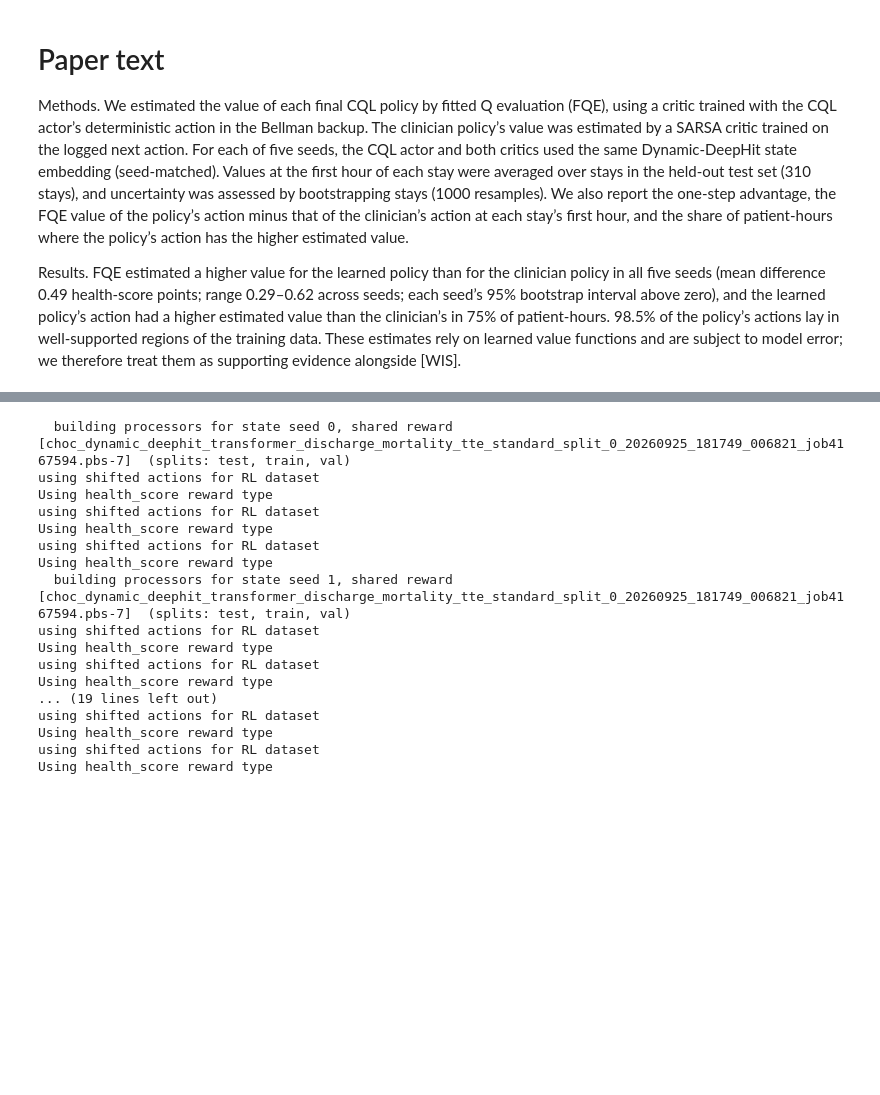
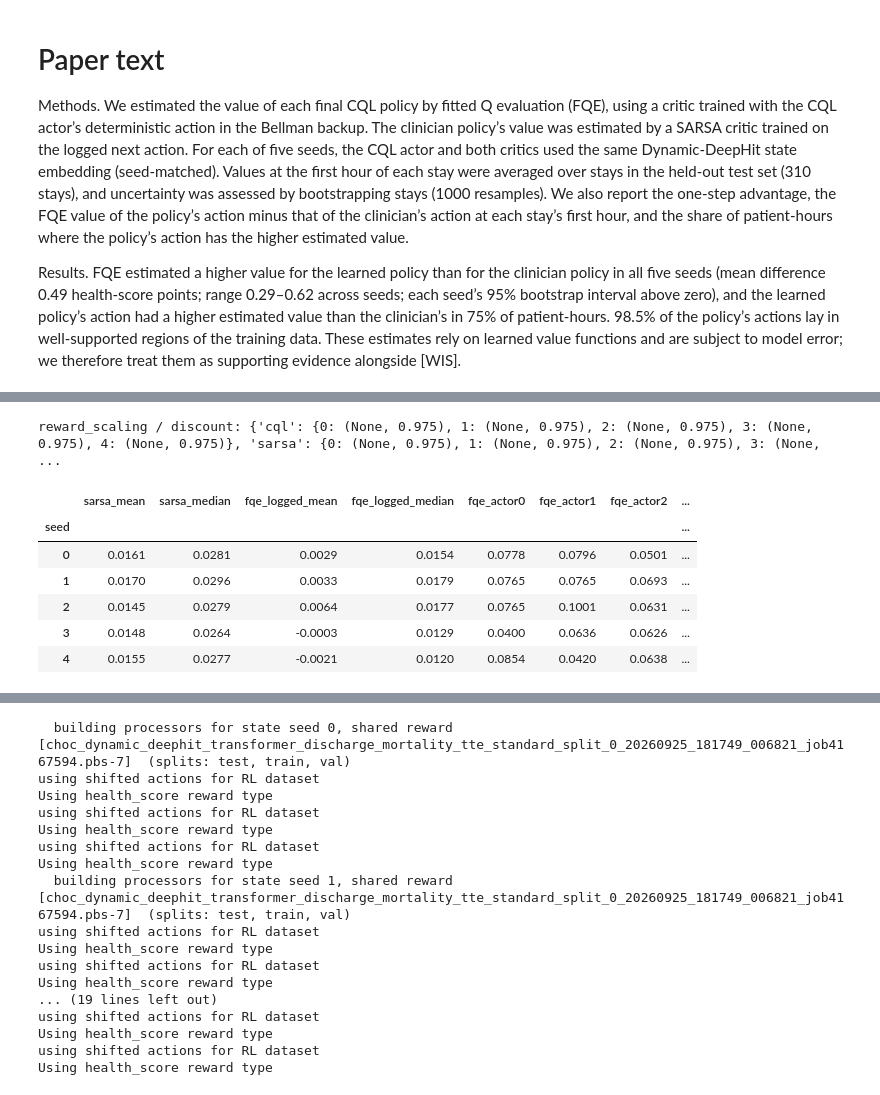
Before and after one commit to jakeormond/ai_clinician_pediatric_rl, a Jupyter notebook: src/rl/evaluate_fqe_final_seeds.ipynb, the cells around one changed output, grey strips where cells are left out. Drawn from its saved outputs; the diff is of its cells as text; code cells hidden in the pictures; blank space fills up the shorter version.

```diff
--- a/src/rl/evaluate_fqe_final_seeds.ipynb
+++ b/src/rl/evaluate_fqe_final_seeds.ipynb
@@ -180,0 +324,32 @@ Results. FQE estimated a higher value for the learned policy than for the clinic
+# %%
+def td_vec(critic, p, a2):
+    gamma = float(critic.record.get("discount"))
+    rs = float(critic.record.get("reward_scaling") or 1.0)
+    s, a, s2 = D.states(p), D.actions(p), D.next_states(p)
+    r, done, mort = D.rewards(p) * rs, D.dones(p), D.mortality(p)
+    not_done = 1.0 - (done & mort)                 # trainer: done = done * mortality
+    return r + gamma * not_done * critic.q(s2, a2) - critic.q(s, a)   # raw (unscaled) Q, as trained
+
+print("reward_scaling / discount:", {n: {k: (m.record.get("reward_scaling"), m.record.get("discount"))
+      for k, m in ms.items()} for n, ms in (("cql", cql_final), ("sarsa", sarsa_models[()]), ("fqe", fq))})
+
+rows = []
+for k in sorted(fq):
+    p = p_tr[k]; s2, a2_log = D.next_states(p), D.next_actions(p)
+    t_s = td_vec(sarsa_models[()][k], p, a2_log)
+    t_f = td_vec(fq[k], p, a2_log)
+    row = {"seed": k, "sarsa_mean": t_s.mean(), "sarsa_median": np.median(t_s),
+           "fqe_logged_mean": t_f.mean(), "fqe_logged_median": np.median(t_f)}
+    for j in sorted(cql_final):
+        row[f"fqe_actor{j}"] = td_vec(fq[k], p, fqe_ope.actor_actions(cql_final[j], s2)).mean()
+    rows.append(row)
+display(pd.DataFrame(rows).set_index("seed").round(4))
+# %% [output]
+reward_scaling / discount: {'cql': {0: (None, 0.975), 1: (None, 0.975), 2: (None, 0.975), 3: (None, 0.975), 4: (None, 0.975)}, 'sarsa': {0: (None, 0.975), 1: (None, 0.975), 2: (None, 0.975), 3: (None, ...
+|  | sarsa_mean | sarsa_median | fqe_logged_mean | fqe_logged_median | fqe_actor0 | fqe_actor1 | fqe_actor2 | ... |
+| seed |  |  |  |  |  |  |  | ... |
+| 0 | 0.0161 | 0.0281 | 0.0029 | 0.0154 | 0.0778 | 0.0796 | 0.0501 | ... |
+| 1 | 0.0170 | 0.0296 | 0.0033 | 0.0179 | 0.0765 | 0.0765 | 0.0693 | ... |
+| 2 | 0.0145 | 0.0279 | 0.0064 | 0.0177 | 0.0765 | 0.1001 | 0.0631 | ... |
+| 3 | 0.0148 | 0.0264 | -0.0003 | 0.0129 | 0.0400 | 0.0636 | 0.0626 | ... |
+| 4 | 0.0155 | 0.0277 | -0.0021 | 0.0120 | 0.0854 | 0.0420 | 0.0638 | ... |
```
Also changed, not shown: parts of 8 cells of this notebook, 2 other files.
